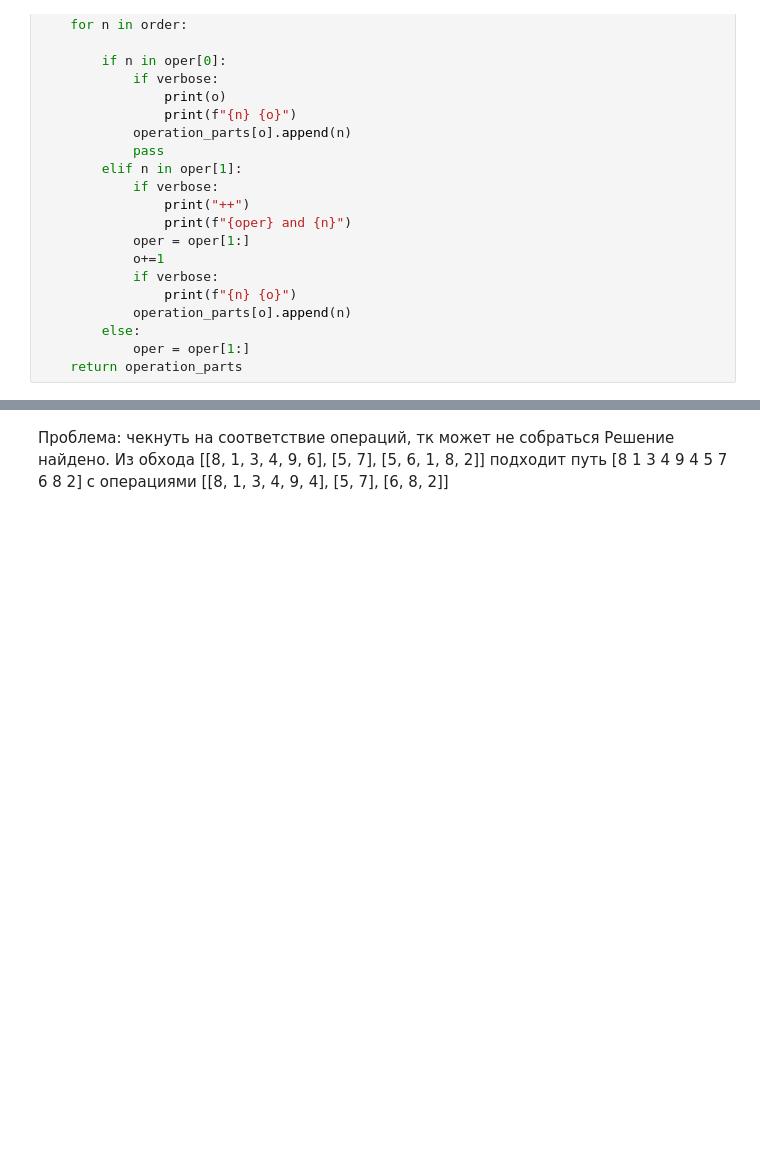
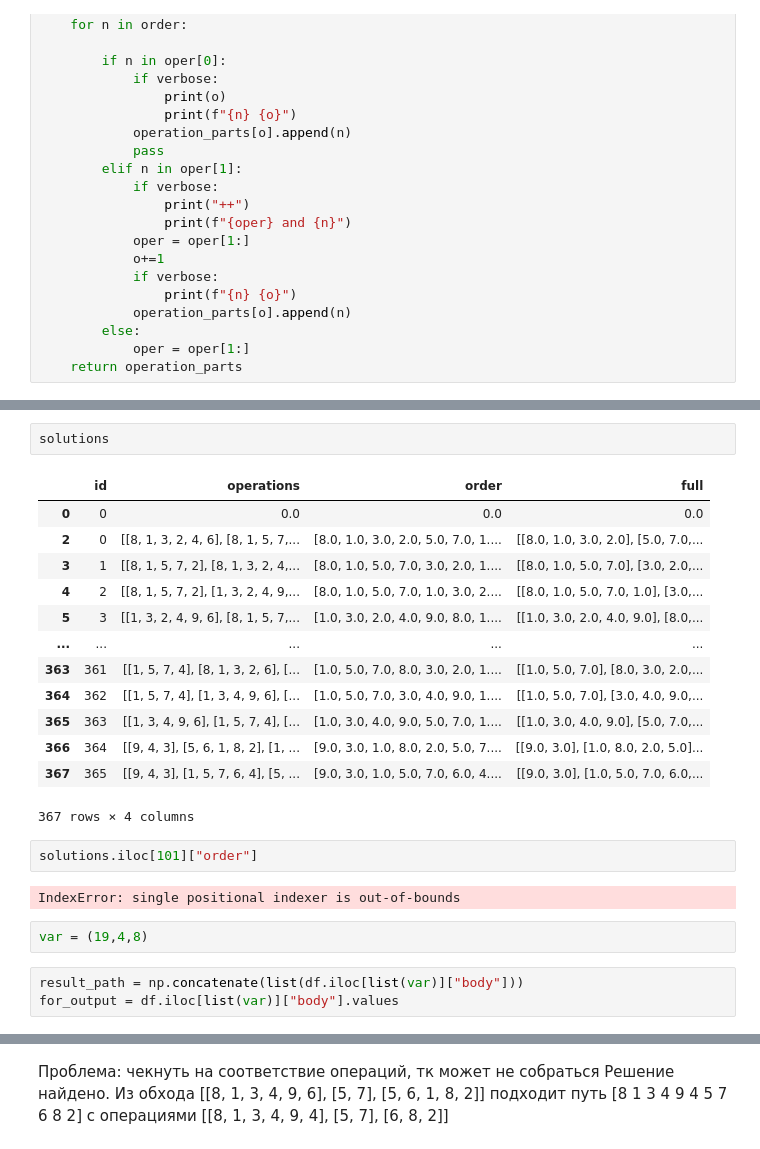
Before and after one commit to Xbostick/graph_analyzer, a Jupyter notebook: graph_analiser_v2.ipynb, the cells around one changed output, grey strips where cells are left out. Drawn from its saved outputs; the diff is of its cells as text; blank space fills up the shorter version.

```diff
--- a/graph_analiser_v2.ipynb
+++ b/graph_analiser_v2.ipynb
@@ -391,0 +700,25 @@ array([list([1, 5]), list([4, 2, 1, 7]), list([9, 10, 1, 3]),
+# %%
+solutions
+# %% [output]
+|  | id | operations | order | full |
+| 0 | 0 | 0.0 | 0.0 | 0.0 |
+| 2 | 0 | [[8, 1, 3, 2, 4, 6], [8, 1, 5, 7,... | [8.0, 1.0, 3.0, 2.0, 5.0, 7.0, 1.... | [[8.0, 1.0, 3.0, 2.0], [5.0, 7.0,... |
+| 3 | 1 | [[8, 1, 5, 7, 2], [8, 1, 3, 2, 4,... | [8.0, 1.0, 5.0, 7.0, 3.0, 2.0, 1.... | [[8.0, 1.0, 5.0, 7.0], [3.0, 2.0,... |
+| 4 | 2 | [[8, 1, 5, 7, 2], [1, 3, 2, 4, 9,... | [8.0, 1.0, 5.0, 7.0, 1.0, 3.0, 2.... | [[8.0, 1.0, 5.0, 7.0, 1.0], [3.0,... |
+| 5 | 3 | [[1, 3, 2, 4, 9, 6], [8, 1, 5, 7,... | [1.0, 3.0, 2.0, 4.0, 9.0, 8.0, 1.... | [[1.0, 3.0, 2.0, 4.0, 9.0], [8.0,... |
+| ... | ... | ... | ... | ... |
+| 363 | 361 | [[1, 5, 7, 4], [8, 1, 3, 2, 6], [... | [1.0, 5.0, 7.0, 8.0, 3.0, 2.0, 1.... | [[1.0, 5.0, 7.0], [8.0, 3.0, 2.0,... |
+| 364 | 362 | [[1, 5, 7, 4], [1, 3, 4, 9, 6], [... | [1.0, 5.0, 7.0, 3.0, 4.0, 9.0, 1.... | [[1.0, 5.0, 7.0], [3.0, 4.0, 9.0,... |
+| 365 | 363 | [[1, 3, 4, 9, 6], [1, 5, 7, 4], [... | [1.0, 3.0, 4.0, 9.0, 5.0, 7.0, 1.... | [[1.0, 3.0, 4.0, 9.0], [5.0, 7.0,... |
+| 366 | 364 | [[9, 4, 3], [5, 6, 1, 8, 2], [1, ... | [9.0, 3.0, 1.0, 8.0, 2.0, 5.0, 7.... | [[9.0, 3.0], [1.0, 8.0, 2.0, 5.0]... |
+| 367 | 365 | [[9, 4, 3], [1, 5, 7, 6, 4], [5, ... | [9.0, 3.0, 1.0, 5.0, 7.0, 6.0, 4.... | [[9.0, 3.0], [1.0, 5.0, 7.0, 6.0,... |
+367 rows × 4 columns
+# %%
+solutions.iloc[101]["order"]
+# %% [output]
+IndexError: single positional indexer is out-of-bounds
+# %%
+var = (19,4,8)
+# %%
+result_path = np.concatenate(list(df.iloc[list(var)]["body"]))
+for_output = df.iloc[list(var)]["body"].values
```
Also changed, not shown: parts of 94 cells of this notebook, 3 other files.
